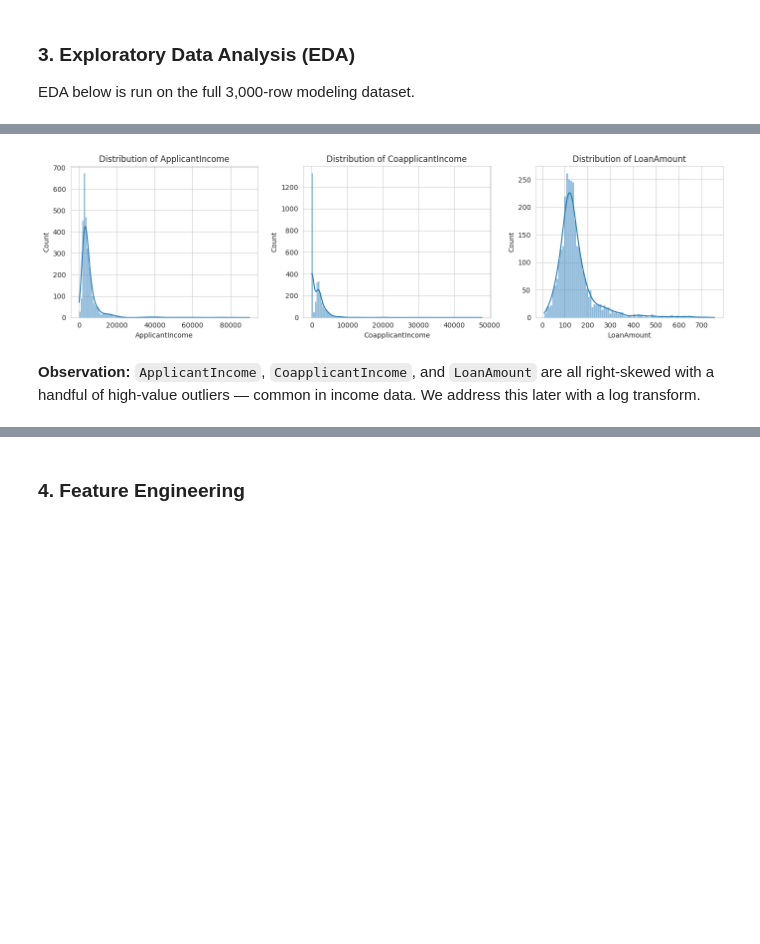
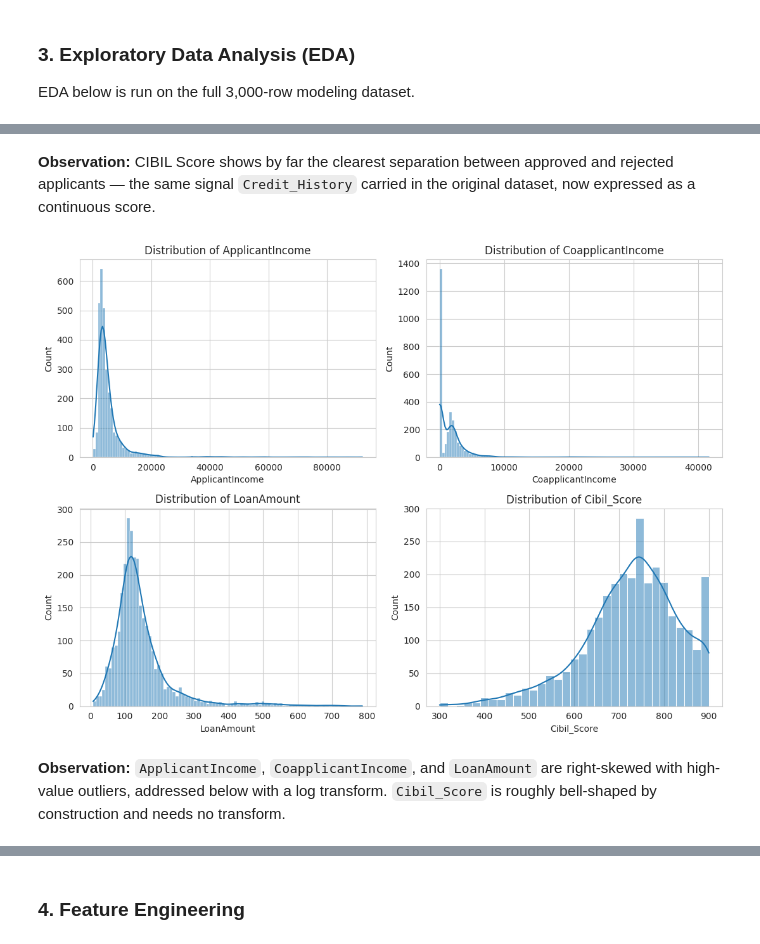
Before and after one commit to Vasu-Dev-arch/loan-approval-prediction, a Jupyter notebook: Loan_Approval_Prediction.ipynb, the cells around one changed output, grey strips where cells are left out. Saved outputs shown, nothing was run; the diff lists cells and outputs as text; code cells hidden in the pictures; blank space fills up the shorter version.

```diff
--- a/Loan_Approval_Prediction.ipynb
+++ b/Loan_Approval_Prediction.ipynb
@@ -90,6 +94,6 @@ Missing-value strategy:
 # %%
 df_clean = df_raw.copy()
-cat_impute_cols = ["Gender", "Married", "Dependents", "Self_Employed", "Credit_History"]
+cat_impute_cols = ["Gender", "Married", "Dependents", "Self_Employed"]
 for col in cat_impute_cols:
     df_clean[col] = df_clean[col].fillna(df_clean[col].mode()[0])
 
@@ -97,6 +101,6 @@ num_impute_cols = ["LoanAmount", "Loan_Amount_Term"]
 for col in num_impute_cols:
     df_clean[col] = df_clean[col].fillna(df_clean[col].median())
 
-df_clean.isnull().sum().sum()  # should be 0
+df_clean[cat_impute_cols + num_impute_cols].isnull().sum().sum()  # should be 0
 # %% [output]
 np.int64(0)
@@ -130,7 +175,6 @@ from sklearn.model_selection import train_test_split
 
 TARGET_TOTAL = 3000
 TEST_FRAC = 0.2
-rng = np.random.default_rng(42)
 
 real_train, real_test = train_test_split(
     df_clean, test_size=TEST_FRAC, random_state=42, stratify=df_clean["Loan_Status"]
@@ -146,15 +190,21 @@ def bootstrap_expand(real_subset, target_n, rng):
     n_needed = max(0, target_n - n_real)
     idx = rng.integers(0, n_real, size=n_needed)
     synth = real_subset.iloc[idx].reset_index(drop=True).copy()
-    for col in ["ApplicantIncome", "CoapplicantIncome", "LoanAmount"]:
+
+    for col, lo, hi in [("ApplicantIncome", 0, None), ("CoapplicantIncome", 0, None),
+                        ("LoanAmount", 1, None), ("Cibil_Score", 300, 900)]:
         factors = rng.uniform(0.85, 1.15, size=n_needed)
-        synth[col] = (synth[col].astype(float) * factors).round().astype(int).clip(lower=0)
+        vals = (synth[col].astype(float) * factors).round().astype(int)
+        vals = vals.clip(lower=lo, upper=hi) if hi is not None else vals.clip(lower=lo)
+        synth[col] = vals
+
     expanded = pd.concat([real_subset.reset_index(drop=True), synth], ignore_index=True)
     return expanded.sample(frac=1, random_state=42).reset_index(drop=True)
 
 
-train_expanded = bootstrap_expand(real_train, target_train_n, rng)
-test_expanded = bootstrap_expand(real_test, target_test_n, rng)
+rng2 = np.random.default_rng(43)
+train_expanded = bootstrap_expand(real_train, target_train_n, rng2)
+test_expanded = bootstrap_expand(real_test, target_test_n, rng2)
 train_expanded["split"] = "train"
 test_expanded["split"] = "test"
 
@@ -207,10 +254,11 @@ plt.show()
 # %%
+cat_cols = ["Gender", "Married", "Education", "Self_Employed", "Property_Area"]
 fig, axes = plt.subplots(2, 3, figsize=(14, 8))
-cat_cols = ["Gender", "Married", "Education", "Self_Employed", "Property_Area", "Credit_History"]
 for ax, col in zip(axes.ravel(), cat_cols):
     sns.countplot(data=df, x=col, hue="Loan_Status", ax=ax)
     ax.set_title(f"{col} vs Loan_Status")
     ax.legend(title="Status", labels=["Not Approved", "Approved"])
+axes.ravel()[-1].axis("off")
 plt.tight_layout()
 plt.savefig("eda_categorical_vs_target.png", dpi=120)
 plt.show()
@@ -222,0 +270,8 @@ Self-Employed status show comparatively little separation.
+# %%
+fig, ax = plt.subplots(figsize=(6, 4.5))
+sns.boxplot(data=df, x="Loan_Status", y="Cibil_Score", ax=ax)
+ax.set_xticklabels(["Not Approved", "Approved"])
+ax.set_title("CIBIL Score by Loan_Status")
+plt.tight_layout()
+plt.savefig("eda_cibil_vs_target.png", dpi=120)
+plt.show()
@@ -223,18 +280,22 @@ Self-Employed status show comparatively little separation.
+# %% [markdown]
+**Observation:** CIBIL Score shows by far the clearest separation between approved and
+rejected applicants — the same signal `Credit_History` carried in the original dataset,
+now expressed as a continuous score.
 # %%
-fig, axes = plt.subplots(1, 3, figsize=(14, 4))
-num_cols = ["ApplicantIncome", "CoapplicantIncome", "LoanAmount"]
-for ax, col in zip(axes, num_cols):
+fig, axes = plt.subplots(2, 2, figsize=(11, 8))
+num_cols = ["ApplicantIncome", "CoapplicantIncome", "LoanAmount", "Cibil_Score"]
+for ax, col in zip(axes.ravel(), num_cols):
     sns.histplot(df[col], kde=True, ax=ax)
     ax.set_title(f"Distribution of {col}")
 plt.tight_layout()
 plt.savefig("eda_numeric_distributions.png", dpi=120)
 plt.show()
 # %% [output]
-[figure, old version]
+[figure, new version]
 # %% [markdown]
-**Observation:** `ApplicantIncome`, `CoapplicantIncome`, and `LoanAmount` are all right-skewed
-with a handful of high-value outliers — common in income data. We address this later with a
-log transform.
+**Observation:** `ApplicantIncome`, `CoapplicantIncome`, and `LoanAmount` are right-skewed with
+high-value outliers, addressed below with a log transform. `Cibil_Score` is roughly bell-shaped
+by construction and needs no transform.
 # %%
 plt.figure(figsize=(6, 5))
 corr = df.select_dtypes(include=np.number).corr()
```
Also changed, not shown: parts of 25 cells of this notebook, 5 other files.
